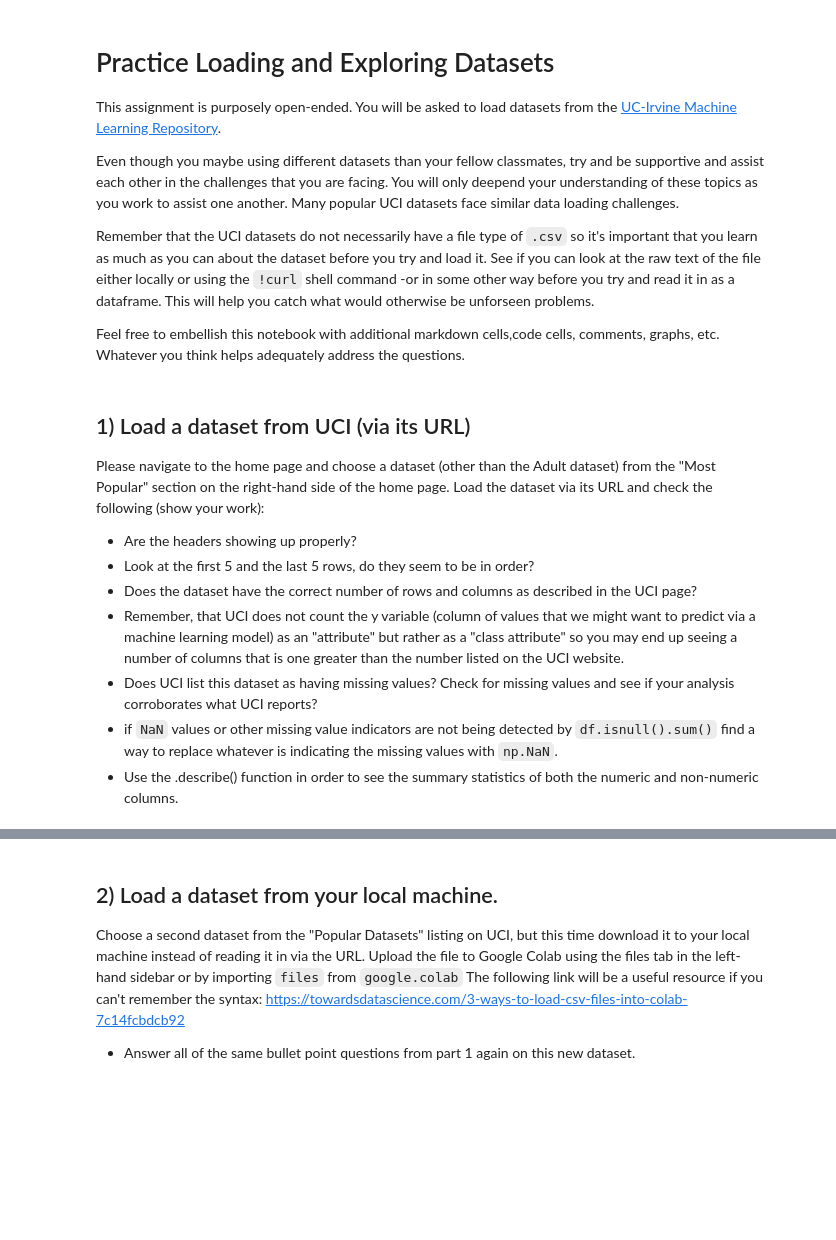
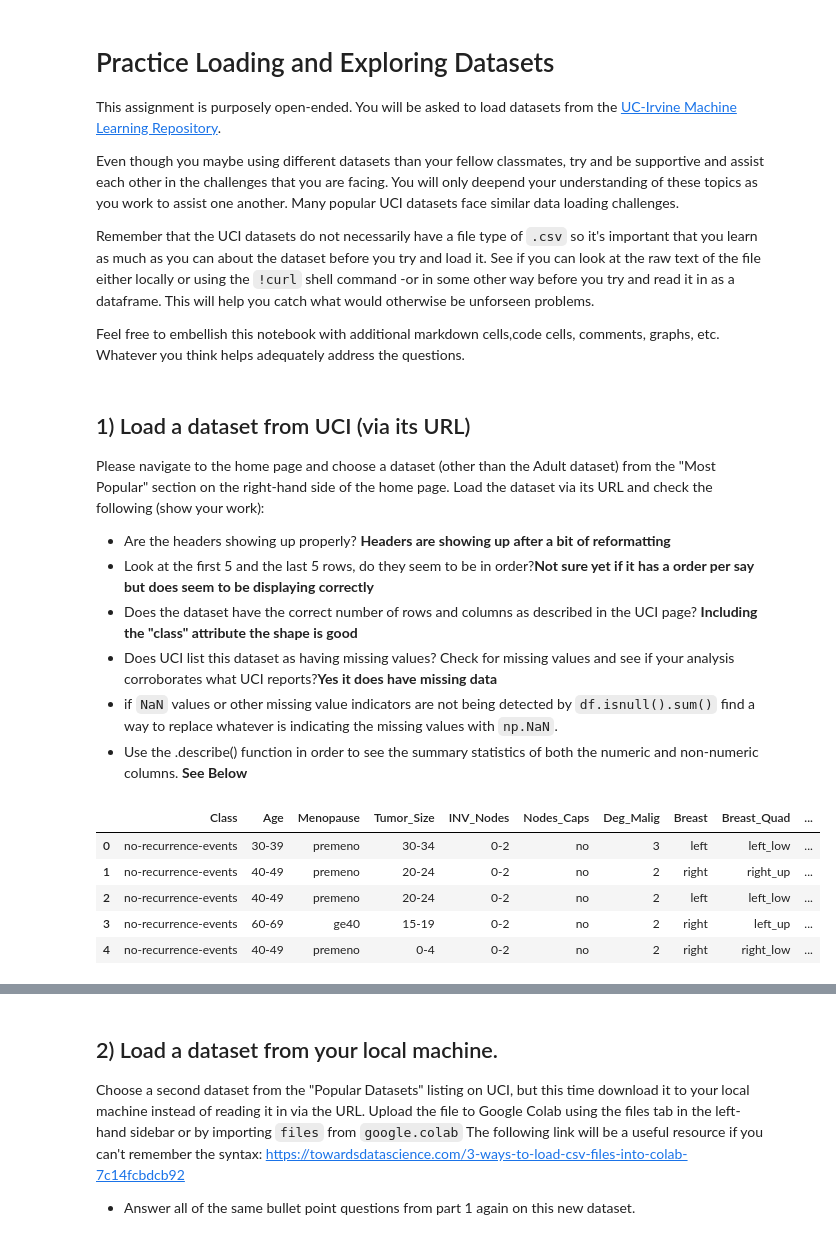
Before and after one commit to ChristianJJohnson/DS-Unit-1-Sprint-1-Data-Wrangling-and-Storytelling, a Jupyter notebook: module1-exploratory-data-analysis/LS_DS_111_Exploratory_Data_Analysis_Assignment.ipynb, the cells around one changed output, grey strips where cells are left out. Cells and saved outputs as stored; diff of their text form; code cells hidden in the pictures; blank space fills up the shorter version.

```diff
--- a/module1-exploratory-data-analysis/LS_DS_111_Exploratory_Data_Analysis_Assignment.ipynb
+++ b/module1-exploratory-data-analysis/LS_DS_111_Exploratory_Data_Analysis_Assignment.ipynb
@@ -15,10 +19,9 @@ Feel free to embellish this notebook with additional markdown cells,code cells,
 
 Please navigate to the home page and choose a dataset (other than the Adult dataset) from the "Most Popular" section on the right-hand side of the home page. Load the dataset via its URL and check the following (show your work):
 
-- Are the headers showing up properly?
-- Look at the first 5 and the last 5 rows, do they seem to be in order?
-- Does the dataset have the correct number of rows and columns as described in the UCI page?
- - Remember, that UCI does not count the y variable (column of values that we might want to predict via a machine learning model) as an "attribute" but rather as a "class attribute" so you may end up seeing a number of columns that is one greater than the number listed on the UCI website.
-- Does UCI list this dataset as having missing values? Check for missing values and see if your analysis corroborates what UCI reports?
+- Are the headers showing up properly? **Headers are showing up after a bit of reformatting**
+- Look at the first 5 and the last 5 rows, do they seem to be in order?**Not sure yet if it has a order per say but does seem to be displaying correctly**
+- Does the dataset have the correct number of rows and columns as described in the UCI page? **Including the "class" attribute the shape is good**
+- Does UCI list this dataset as having missing values? Check for missing values and see if your analysis corroborates what UCI reports?**Yes it does have missing data**
 - if `NaN` values or other missing value indicators are not being detected by `df.isnull().sum()` find a way to replace whatever is indicating the missing values with `np.NaN`.
-- Use the .describe() function in order to see the summary statistics of both the numeric and non-numeric columns.
+- Use the .describe() function in order to see the summary statistics of both the numeric and non-numeric columns. **See Below**
@@ -28,0 +37,9 @@ Please navigate to the home page and choose a dataset (other than the Adult data
+# %%
+df.head()
+# %% [output]
+|  | Class | Age | Menopause | Tumor_Size | INV_Nodes | Nodes_Caps | Deg_Malig | Breast | Breast_Quad | ... |
+| 0 | no-recurrence-events | 30-39 | premeno | 30-34 | 0-2 | no | 3 | left | left_low | ... |
+| 1 | no-recurrence-events | 40-49 | premeno | 20-24 | 0-2 | no | 2 | right | right_up | ... |
+| 2 | no-recurrence-events | 40-49 | premeno | 20-24 | 0-2 | no | 2 | left | left_low | ... |
+| 3 | no-recurrence-events | 60-69 | ge40 | 15-19 | 0-2 | no | 2 | right | left_up | ... |
+| 4 | no-recurrence-events | 40-49 | premeno | 0-4 | 0-2 | no | 2 | right | right_low | ... |
```
Also changed, not shown: parts of 15 cells of this notebook.
